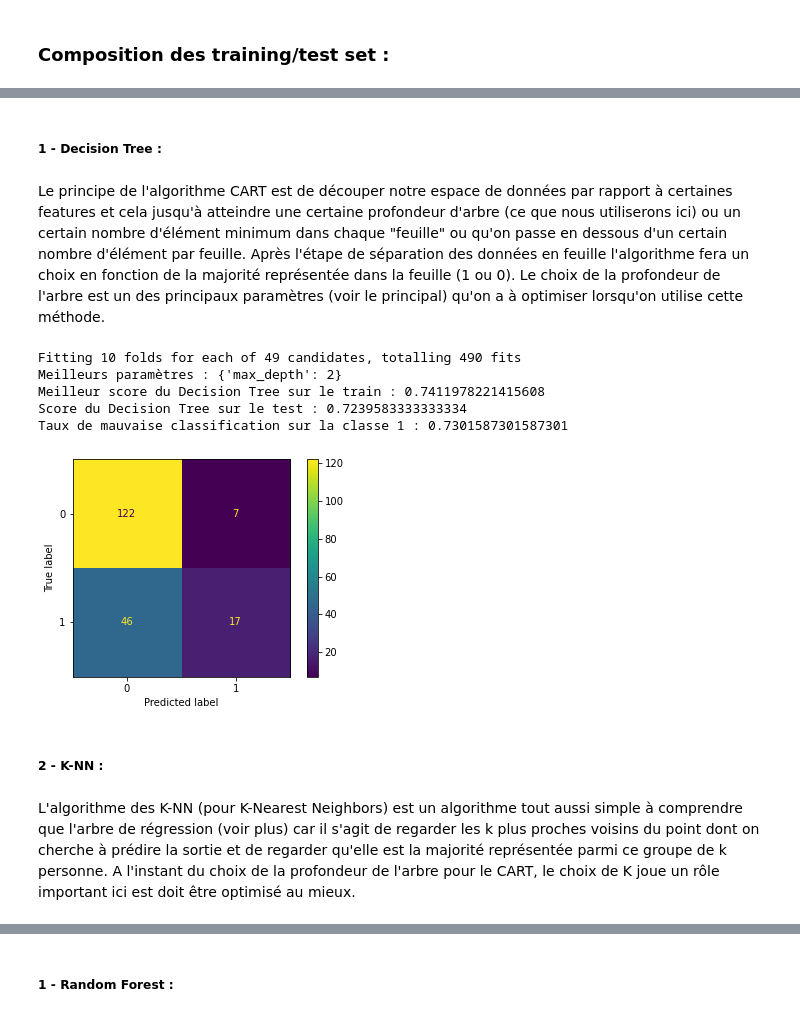
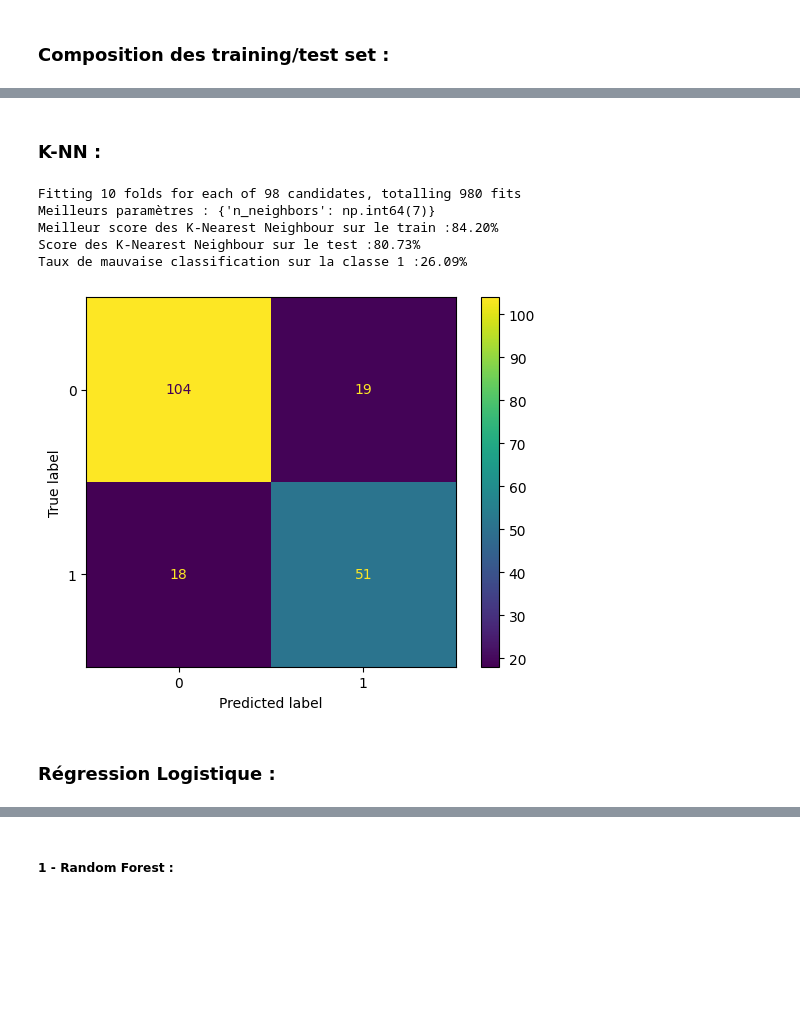
Before and after one commit to LoicLaffineur/Diabetes_Detection, a Jupyter notebook: Diabete-Detection.ipynb, the cells around one changed output, grey strips where cells are left out. Saved outputs shown, nothing was run; the diff lists cells and outputs as text; code cells hidden in the pictures; blank space fills up the shorter version.

```diff
--- a/Diabete-Detection.ipynb
+++ b/Diabete-Detection.ipynb
@@ -321,0 +270,14 @@ Afin de nous créer un modèle de "référence", par rapport auquel nous allons
+# %%
+X = data.drop('Outcome',axis=1)
+y = data['Outcome']
+##Séparation train/test :
+X_train,X_test,y_train,y_test=train_test_split(X, y, test_size=0.25,random_state=42)
+y_true = np.array(data["Outcome"])
+
+##Normalisation des données :
+ss = StandardScaler()
+X_train_std = ss.fit_transform(X_train)
+X_test_std = ss.transform(X_test)
+
+##Etude de la qualité de la séparation :
+X_train.shape, X_test.shape
@@ -343,32 +300,29 @@ Ces deux modèles font partie de la famille des modèles non paramétriques et s
-# %% [markdown]
-##### 1 - Decision Tree :
-# %% [markdown]
-Le principe de l'algorithme CART est de découper notre espace de données par rapport à certaines features et cela jusqu'à atteindre une certaine profondeur d'arbre (ce que nous utiliserons ici) ou un certain nombre d'élément minimum dans chaque "feuille" ou qu'on passe en dessous d'un certain nombre d'élément par feuille. Après l'étape de séparation des données en feuille l'algorithme fera un choix en fonction de la majorité représentée dans la feuille (1 ou 0). Le choix de la profondeur de l'arbre est un des principaux paramètres (voir le principal) qu'on a à optimiser lorsqu'on utilise cette méthode.
+# %% [markdown]
+### K-NN :
 # %%
-grid_dt=GridSearchCV(estimator=DecisionTreeClassifier(),param_grid={'max_depth':np.arange(1,50,step=1)},
+grid_knn=GridSearchCV(estimator=KNeighborsClassifier(),param_grid={'n_neighbors':np.arange(2,100,step=1)},
                   scoring="accuracy",cv=10,verbose=1)
-grid_dt.fit(X_train_std,y_train)
-print("Meilleurs paramètres :",grid_dt.best_params_)
-best_DT=grid_dt.best_score_
-print("Meilleur score du Decision Tree sur le train :",best_DT)
-score_DT=grid_dt.score(X_test_std,y_test)
-print("Score du Decision Tree sur le test :",score_DT)
+grid_knn.fit(X_train_std,y_train)
+print("Meilleurs paramètres :",grid_knn.best_params_)
+best_knn=grid_knn.best_score_
+print("Meilleur score des K-Nearest Neighbour sur le train : {:.2%}".format(best_knn))
+score_knn=grid_knn.score(X_test_std,y_test)
+
+print("Score des K-Nearest Neighbour sur le test : {:.2%}".format(score_knn))
 
 #Matrice de confusion :
-y_pred=grid_dt.predict(X_test_std)
+y_pred=grid_knn.predict(X_test_std)
 cm=confusion_matrix(y_test, y_pred)
 cm_display = ConfusionMatrixDisplay(cm).plot()
-mv_class_dt=cm[1,0]/(cm[1,0]+cm[1,1])
-print('Taux de mauvaise classification sur la classe 1 :',mv_class_dt) #FN/(FN+TP)
-res_dt=precision_recall_fscore_support(y_test,y_pred,average='weighted')[0:3]
+mv_class_knn=cm[1,0]/(cm[1,0]+cm[1,1])
+print('Taux de mauvaise classification sur la classe 1 : {:.2%}'.format(mv_class_knn)) #FN/(FN+TP)
+res_knn=precision_recall_fscore_support(y_test,y_pred,average='weighted')[0:3]
 # %% [output]
-Fitting 10 folds for each of 49 candidates, totalling 490 fits
-Meilleurs paramètres : {'max_depth': 2}
-Meilleur score du Decision Tree sur le train : 0.7411978221415608
-Score du Decision Tree sur le test : 0.7239583333333334
-Taux de mauvaise classification sur la classe 1 : 0.7301587301587301
+Fitting 10 folds for each of 98 candidates, totalling 980 fits
+Meilleurs paramètres : {'n_neighbors': np.int64(7)}
+Meilleur score des K-Nearest Neighbour sur le train :84.20%
+Score des K-Nearest Neighbour sur le test :80.73%
+Taux de mauvaise classification sur la classe 1 :26.09%
-[figure, old version]
+[figure, new version]
-# %% [markdown]
-##### 2 - K-NN :
-# %% [markdown]
-L'algorithme des K-NN (pour K-Nearest Neighbors) est un algorithme tout aussi simple à comprendre que l'arbre de régression (voir plus) car il s'agit de regarder les k plus proches voisins du point dont on cherche à prédire la sortie et de regarder qu'elle est la majorité représentée parmi ce groupe de k personne. A l'instant du choix de la profondeur de l'arbre pour le CART, le choix de K joue un  rôle important ici est doit être optimisé au mieux.
+# %% [markdown]
+### Régression Logistique :
```
Also changed, not shown: parts of 27 cells of this notebook.
